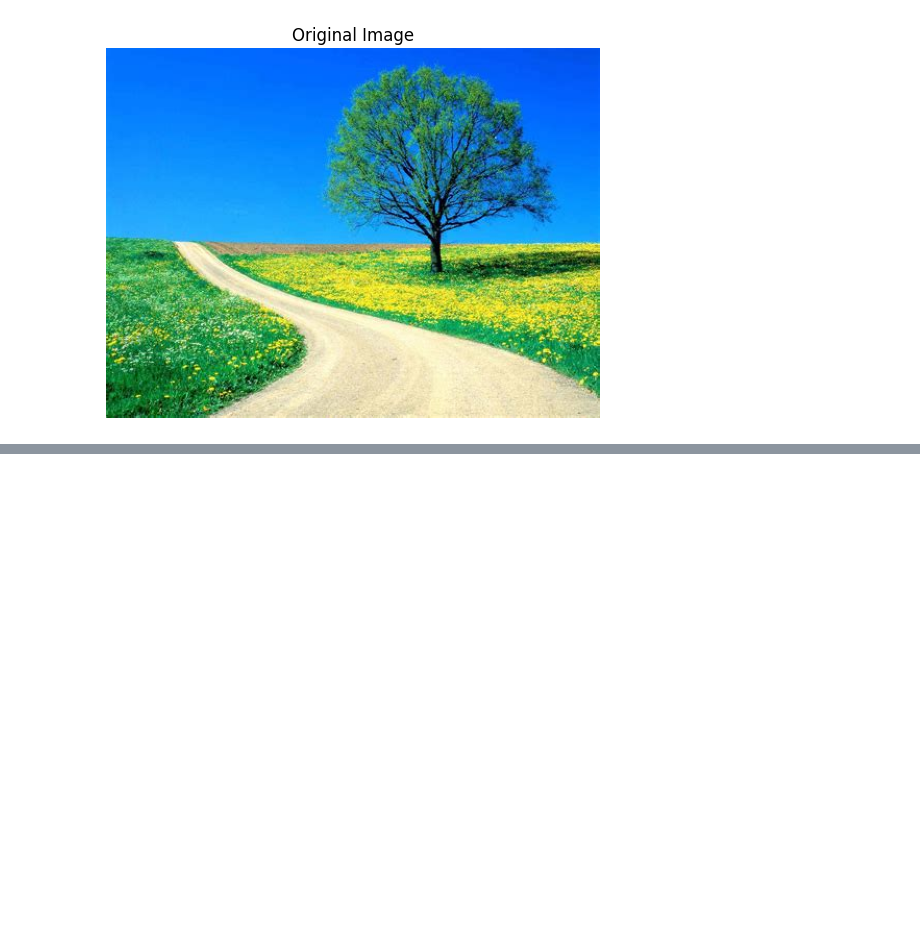
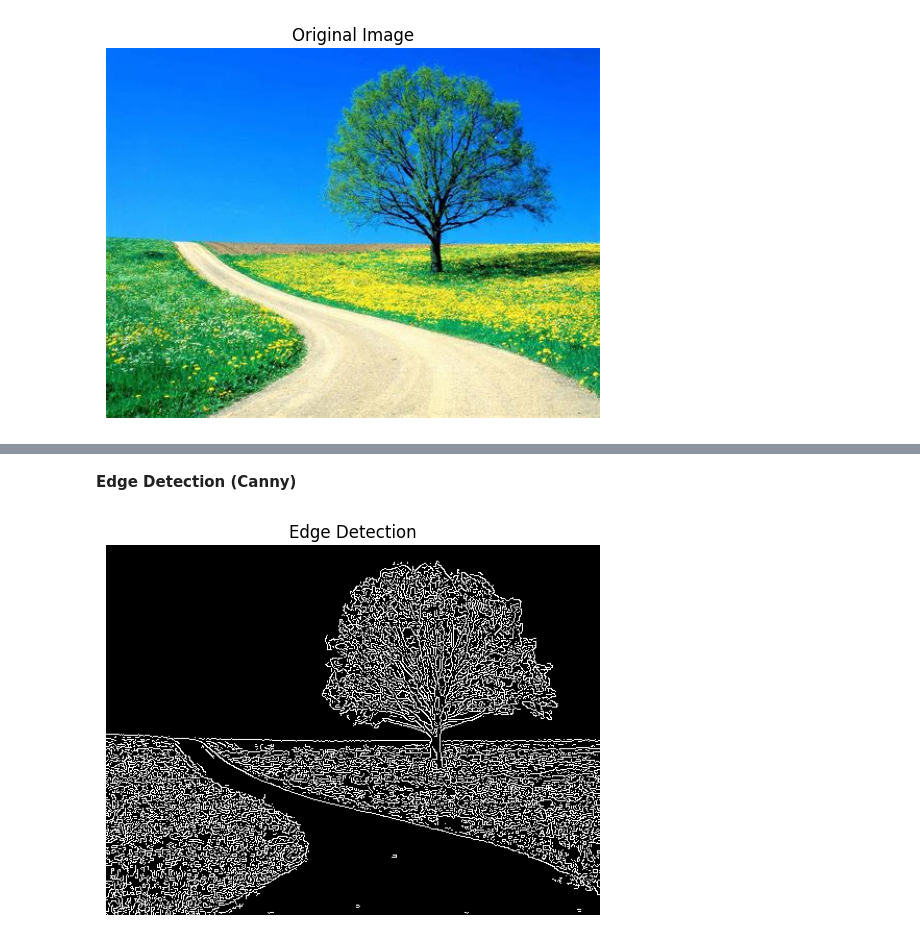
Before and after one commit to bhausaheb-pachaptil/Basics-of-Python-, a Jupyter notebook: BasicTask.ipynb, the cells around one changed output, grey strips where cells are left out. Saved outputs shown, nothing was run; the diff lists cells and outputs as text; code cells hidden in the pictures; blank space fills up the shorter version.

```diff
--- a/BasicTask.ipynb
+++ b/BasicTask.ipynb
@@ -14,0 +45,10 @@ plt.show()
+# %% [markdown]
+**Edge Detection (Canny)**
+# %%
+Edge=cv2.Canny(img,100,200)
+plt.imshow(Edge,cmap='gray')
+plt.axis("off")
+plt.title("Edge Detection")
+plt.show()
+# %% [output]
+[figure, added]
```
Also changed, not shown: parts of 8 cells of this notebook.
